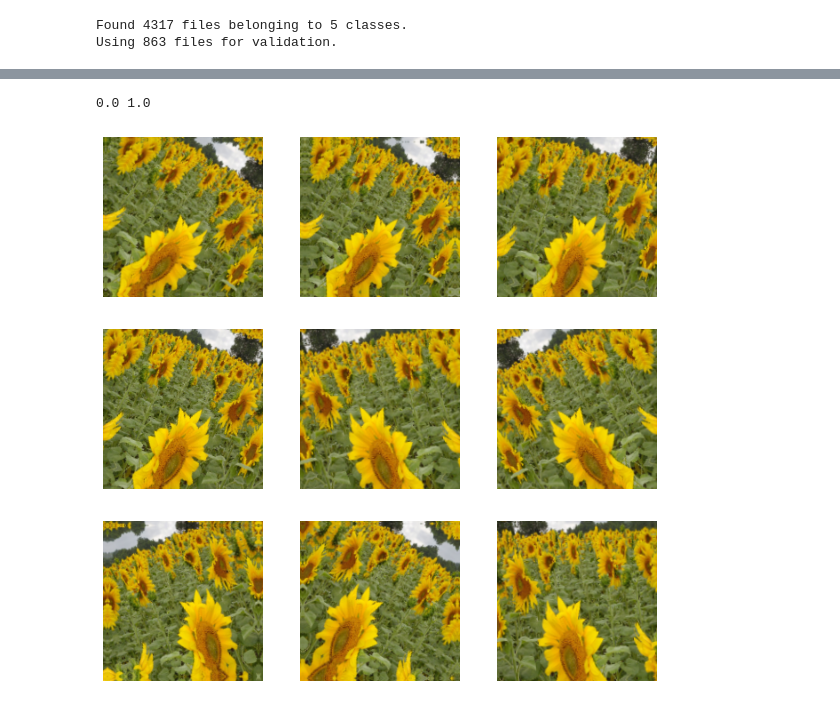
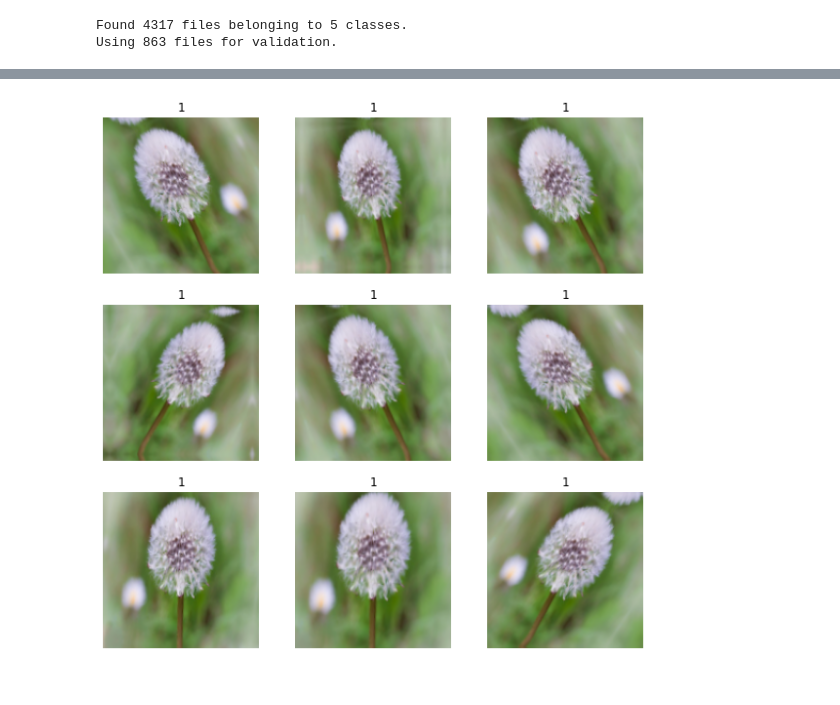
Before and after one commit to simata98/ML-X-Flutter-toy-project, a Jupyter notebook: Machine_Learning/JH_Flower_Recognition_CNN_using_VGG19_True.ipynb, the cells around one changed output, grey strips where cells are left out. Cells and saved outputs as stored; diff of their text form; code cells hidden in the pictures.

```diff
--- a/Machine_Learning/JH_Flower_Recognition_CNN_using_VGG19_True.ipynb
+++ b/Machine_Learning/JH_Flower_Recognition_CNN_using_VGG19_True.ipynb
@@ -69,8 +67,8 @@ from tensorflow.keras.layers import Dropout, Flatten, Activation
 from tensorflow.keras.layers import Conv2D, MaxPooling2D, BatchNormalization
 # %%
 batch_size = 32
-img_height = 180
-img_width = 180
+img_height = 150
+img_width = 150
 # %%
 train_ds = tf.keras.utils.image_dataset_from_directory(
   './data/flowers',
@@ -119,4 +115,9 @@ for image_batch, labels_batch in train_ds:
 (32,)
+# %%
+size = (150, 150)
+
+train_ds = train_ds.map(lambda x, y: (tf.image.resize(x, size), y))
+validation_ds = val_ds.map(lambda x, y: (tf.image.resize(x, size), y))
 # %%
 AUTOTUNE = tf.data.AUTOTUNE
 
@@ -126,11 +126,3 @@ normalization_layer = tf.keras.layers.experimental.preprocessing.Rescaling(1./25
-# %%
-normalized_ds = train_ds.map(lambda x, y: (normalization_layer(x), y))
-image_batch, labels_batch = next(iter(normalized_ds))
-first_image = image_batch[0]
-# Notice the pixels values are now in `[0,1]`.
-print(np.min(first_image), np.max(first_image))
-# %% [output]
-0.0 1.0
 # %%
 data_augmentation = keras.Sequential(
   [
@@ -143,15 +135,21 @@ data_augmentation = keras.Sequential(
   ]
 )
 # %%
-plt.figure(figsize=(10, 10))
-for images, _ in train_ds.take(1):
-  for i in range(9):
-    augmented_images = data_augmentation(images)
-    ax = plt.subplot(3, 3, i + 1)
-    plt.imshow(augmented_images[0].numpy().astype("uint8"))
-    plt.axis("off")
+import numpy as np
+
+for images, labels in train_ds.take(1):
+    plt.figure(figsize=(10, 10))
+    first_image = images[0]
+    for i in range(9):
+        ax = plt.subplot(3, 3, i + 1)
+        augmented_image = data_augmentation(
+            tf.expand_dims(first_image, 0), training=True
+        )
+        plt.imshow(augmented_image[0].numpy().astype("uint8"))
+        plt.title(int(labels[0]))
+        plt.axis("off")
 # %% [output]
-[figure, old version]
+[figure, new version]
 # %%
 from keras.applications.vgg19 import VGG19
 from keras.layers import GlobalAveragePooling2D
```
Also changed, not shown: parts of 16 cells of this notebook, 1 other file.
